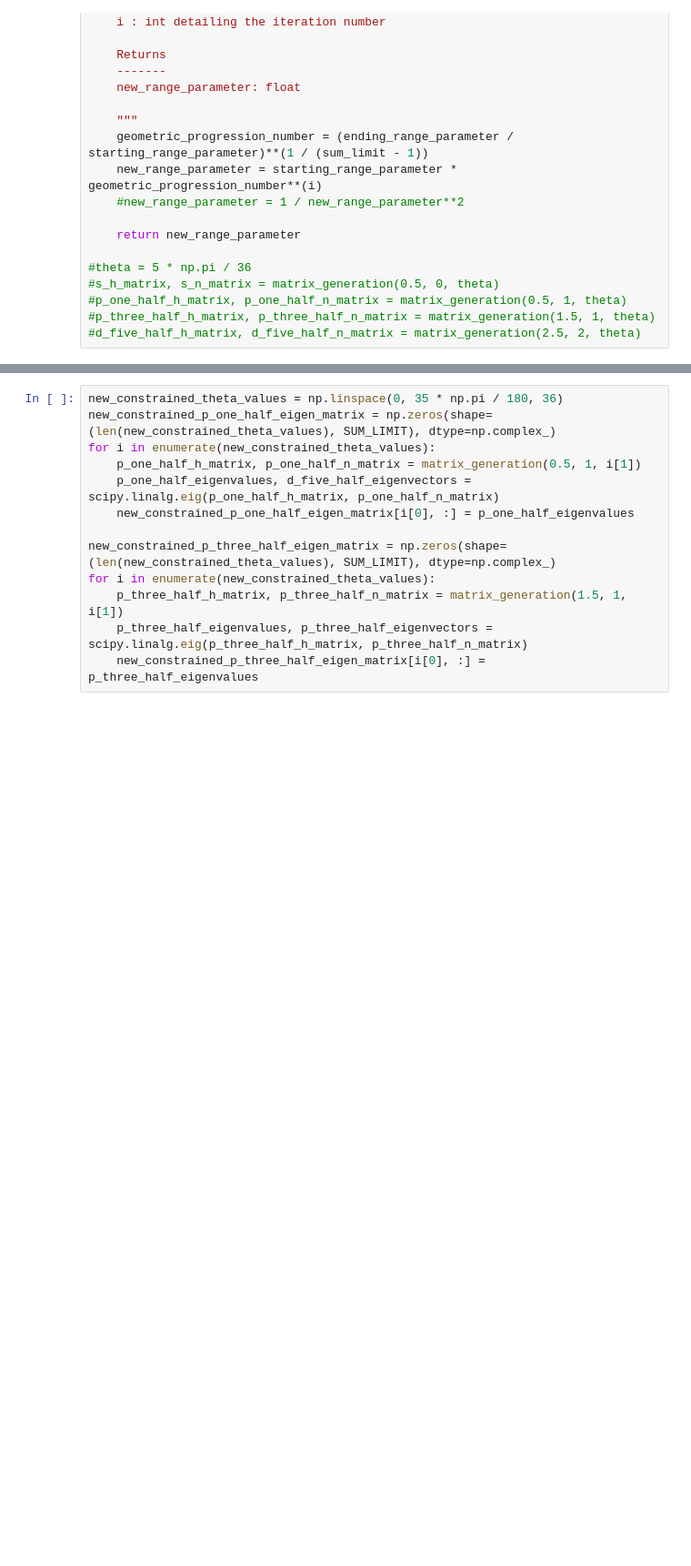
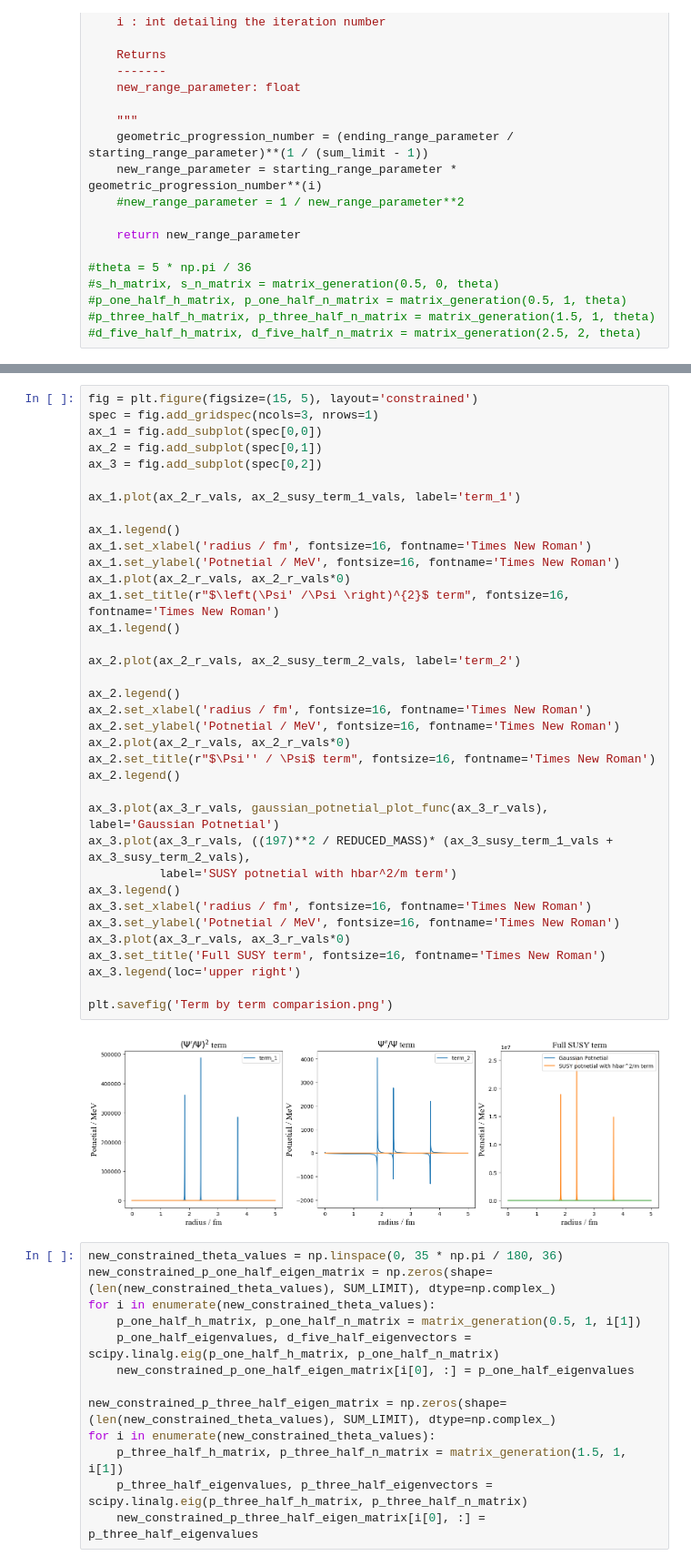
Before and after one commit to fae15/Halo-Nuclei-sem-2, a Jupyter notebook: Week 7/He5 forbidden state calculation.ipynb, the cells around one changed output, grey strips where cells are left out. Shown at 91% size. Cells and saved outputs as stored; diff of their text form; blank space fills up the shorter version.

```diff
--- a/Week 7/He5 forbidden state calculation.ipynb
+++ b/Week 7/He5 forbidden state calculation.ipynb
@@ -239,3 +517,41 @@ ax_3.plot(r_vals_3, r_vals_2*0)
+# %%
+fig = plt.figure(figsize=(15, 5), layout='constrained')
+spec = fig.add_gridspec(ncols=3, nrows=1)
+ax_1 = fig.add_subplot(spec[0,0])
+ax_2 = fig.add_subplot(spec[0,1])
+ax_3 = fig.add_subplot(spec[0,2])
+
+ax_1.plot(ax_2_r_vals, ax_2_susy_term_1_vals, label='term_1')
+
+ax_1.legend()
+ax_1.set_xlabel('radius / fm', fontsize=16, fontname='Times New Roman')
+ax_1.set_ylabel('Potnetial / MeV', fontsize=16, fontname='Times New Roman')
+ax_1.plot(ax_2_r_vals, ax_2_r_vals*0)
+ax_1.set_title(r"$\left(\Psi' /\Psi \right)^{2}$ term", fontsize=16, fontname='Times New Roman')
+ax_1.legend()
+
+ax_2.plot(ax_2_r_vals, ax_2_susy_term_2_vals, label='term_2')
+
+ax_2.legend()
+ax_2.set_xlabel('radius / fm', fontsize=16, fontname='Times New Roman')
+ax_2.set_ylabel('Potnetial / MeV', fontsize=16, fontname='Times New Roman')
+ax_2.plot(ax_2_r_vals, ax_2_r_vals*0)
+ax_2.set_title(r"$\Psi'' / \Psi$ term", fontsize=16, fontname='Times New Roman')
+ax_2.legend()
+
+ax_3.plot(ax_3_r_vals, gaussian_potnetial_plot_func(ax_3_r_vals), label='Gaussian Potnetial')
+ax_3.plot(ax_3_r_vals, ((197)**2 / REDUCED_MASS)* (ax_3_susy_term_1_vals + ax_3_susy_term_2_vals),
+          label='SUSY potnetial with hbar^2/m term')
+ax_3.legend()
+ax_3.set_xlabel('radius / fm', fontsize=16, fontname='Times New Roman')
+ax_3.set_ylabel('Potnetial / MeV', fontsize=16, fontname='Times New Roman')
+ax_3.plot(ax_3_r_vals, ax_3_r_vals*0)
+ax_3.set_title('Full SUSY term', fontsize=16, fontname='Times New Roman')
+ax_3.legend(loc='upper right')
+
+plt.savefig('Term by term comparision.png')
+# %% [output]
+[figure, added]
 # %%
 new_constrained_theta_values = np.linspace(0, 35 * np.pi / 180, 36)
 new_constrained_p_one_half_eigen_matrix = np.zeros(shape=(len(new_constrained_theta_values), SUM_LIMIT), dtype=np.complex_)
```
Also changed, not shown: parts of 9 cells of this notebook, 1 other file.
